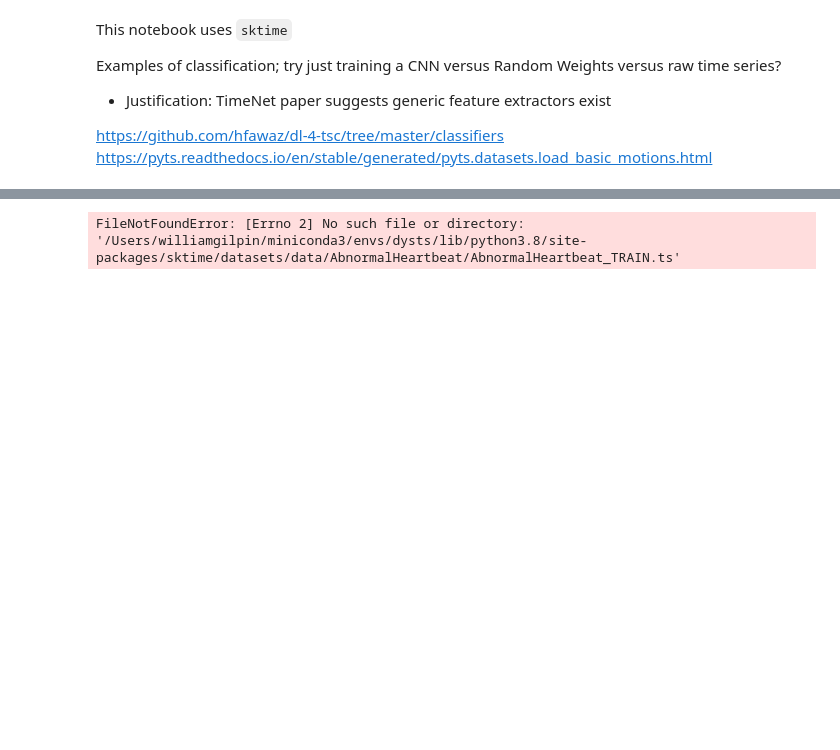
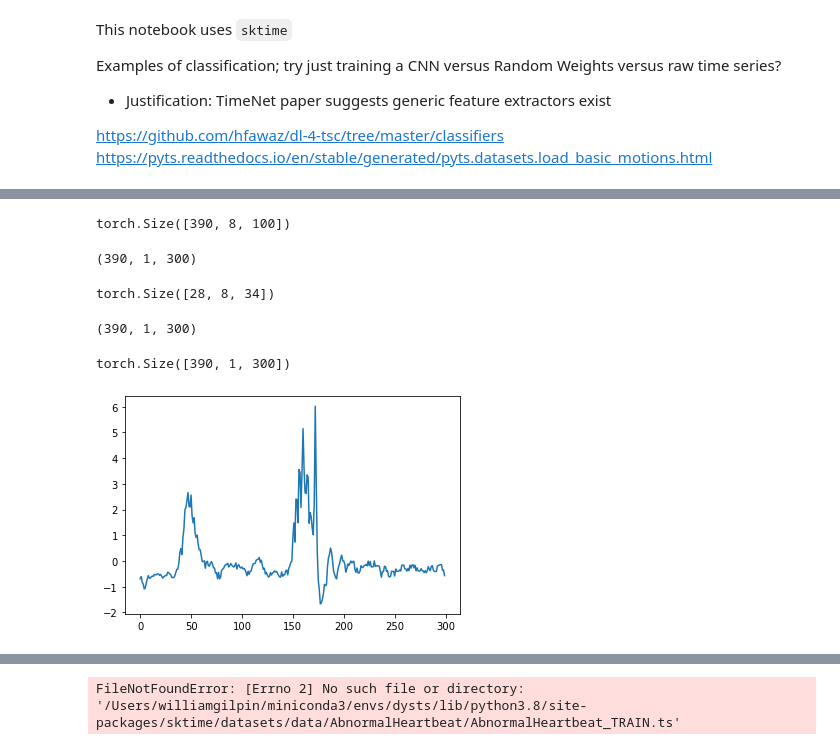
Before and after one commit to williamgilpin/dysts, a Jupyter notebook: benchmarks/transfer_learning.ipynb, the cells around one changed output, grey strips where cells are left out. Saved outputs shown, nothing was run; the diff lists cells and outputs as text; code cells hidden in the pictures; blank space fills up the shorter version.

```diff
--- a/benchmarks/transfer_learning.ipynb
+++ b/benchmarks/transfer_learning.ipynb
@@ -164,2 +246,0 @@ load_UCR_UEA_dataset(name, split=None, return_X_y=False, extract_path=None)
-# %%
-X_train, y_train = sktime.datasets.load_UCR_UEA_dataset("AbnormalHeartbeat", split="train", return_X_y=True, extract_path="./resources")
@@ -167,0 +282,30 @@ FileNotFoundError: [Errno 2] No such file or directory: '/Users/williamgilpin/mi
+# %%
+from dysts.utils import find_significant_frequencies
+
+from sktime.utils.data_processing import from_nested_to_3d_numpy, from_3d_numpy_to_nested
+
+X_train_np = from_nested_to_3d_numpy(X_train)
+X_test_np = from_nested_to_3d_numpy(X_test)
+
+all_freqs = list()
+for row in X_train_np:
+    freqs, amps = find_significant_frequencies(row[0], return_amplitudes=True)
+    sort_inds = np.argsort(amps)[::-1]
+    freqs, amps = freqs[sort_inds], amps[sort_inds]
+    all_freqs.append(freqs[0])
+main_freq = np.median(all_freqs)
+main_period = 2 * 1/main_freq
+
+all_sols = list()
+for equation_ind, equation_name in enumerate(get_attractor_list()):
+    equation = getattr(dysts.flows, equation_name)()
+    sol = equation.make_trajectory(1000, resample=True, pts_per_period=int(main_period))
+    all_sols.append(standardize_ts(sol)[:, 0])
+    if equation_ind > 5:
+        print("stopped at index")
+        break
+all_sols = np.array(all_sols).T
+# plt.plot(all_sols[:100]);
+
+# plt.plot(row[0][:300])
+# plt.plot(sol[:300, 0]/5)
@@ -167,0 +396,24 @@ FileNotFoundError: [Errno 2] No such file or directory: '/Users/williamgilpin/mi
+# %%
+X_train_nn.shape
+# %% [output]
+torch.Size([390, 8, 100])
+# %%
+X_train_np.shape
+# %% [output]
+(390, 1, 300)
+# %%
+model.encoder(inputs).shape
+# %% [output]
+torch.Size([28, 8, 34])
+# %%
+X_train_np.shape
+# %% [output]
+(390, 1, 300)
+# %%
+torch.tensor(X_train_np, dtype=torch.float32)
+# %% [output]
+torch.Size([390, 1, 300])
+# %%
+plt.plot(X_train_np[0, :, :].T);
+# %% [output]
+[figure, added]
```
Also changed, not shown: parts of 25 cells of this notebook, 5 other files.
